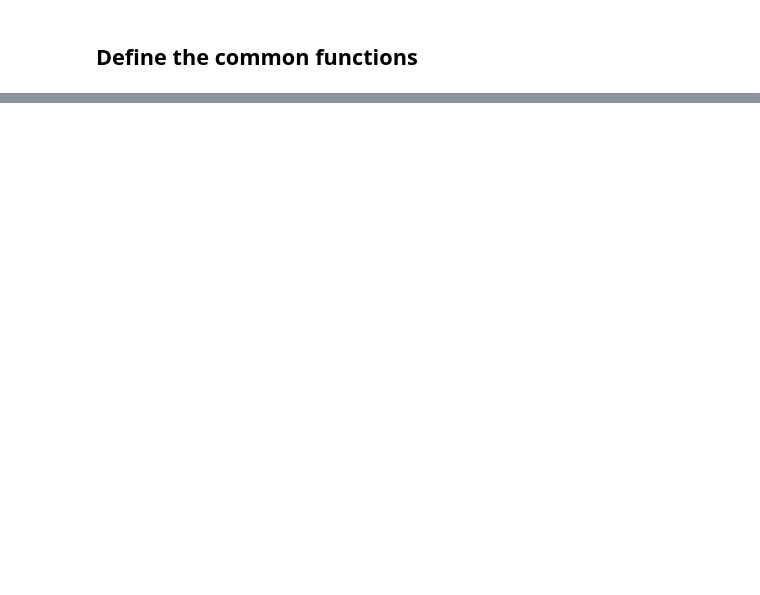
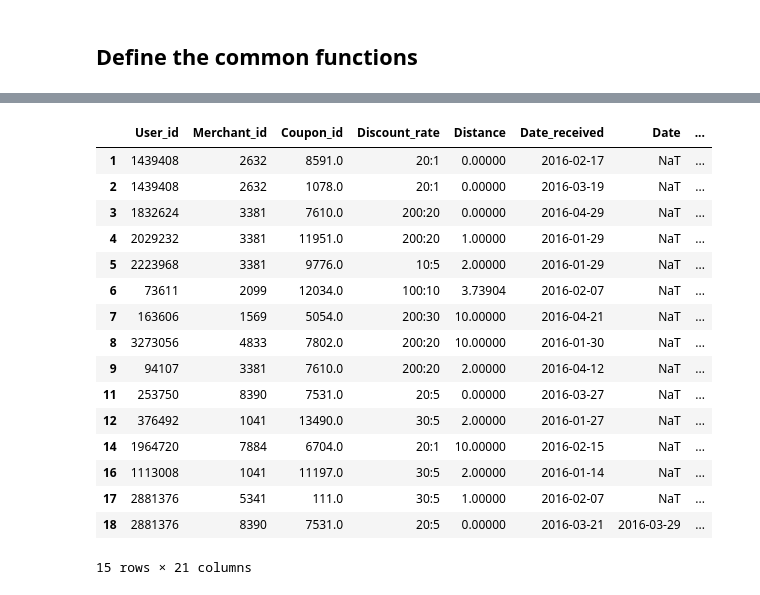
Before and after one commit to flyhead30042/ML100, a Jupyter notebook: homework/Day_051_HW.ipynb, the cells around one changed output, grey strips where cells are left out. Cells and saved outputs as stored; diff of their text form; code cells hidden in the pictures; blank space fills up the shorter version.

```diff
--- a/homework/Day_051_HW.ipynb
+++ b/homework/Day_051_HW.ipynb
@@ -334,0 +170,49 @@ submit.to_csv(os.path.join(data_dir, "submit.csv"), header=True, index=False)
+# %%
+# train = train_offline.copy().iloc[:1000]
+train = train_offline.copy()
+
+# Remove no coupon
+train = train[~train['Coupon_id'].isnull()]
+
+# Convert Date and Date_received as datetime dtype
+train['Date_received'] = train['Date_received'].map(to_datetime)
+train['Date'] = train['Date'].apply(to_datetime)
+
+#Add Date_received_weekday and Date_received_weekday_1~7
+train['Date_received_dayofweek'] = train['Date_received'].apply(lambda x: x.dayofweek+1)
+oh_df = pd.get_dummies(train['Date_received_dayofweek'],
+                       prefix='Date_received_dayofweek')
+train = pd.concat([train,oh_df], axis=1)
+train['Date_received_month'] = train['Date_received'].apply(lambda x: x.month)
+train['Date_received_day'] = train['Date_received'].apply(lambda x: x.day)
+
+#Add Date_received_isweekend
+train['Date_received_isweekend'] = train['Date_received'].map(to_isweekend)
+
+# Add Discount_x and Discount_y and Discount_ratio
+train['Discount_x'] = train['Discount_rate'].map(to_discount_x)
+train['Discount_y'] = train['Discount_rate'].map(to_discount_y)
+train['Discount_ratio'] = train['Discount_rate'].map(to_discount_ratio)
+
+# Fill NA w/ 999 for Distance
+train['Distance'] = train['Distance'].fillna(np.mean(train['Distance']))
+
+train.head(15)
+# %% [output]
+|  | User_id | Merchant_id | Coupon_id | Discount_rate | Distance | Date_received | Date | ... |
+| 1 | 1439408 | 2632 | 8591.0 | 20:1 | 0.00000 | 2016-02-17 | NaT | ... |
+| 2 | 1439408 | 2632 | 1078.0 | 20:1 | 0.00000 | 2016-03-19 | NaT | ... |
+| 3 | 1832624 | 3381 | 7610.0 | 200:20 | 0.00000 | 2016-04-29 | NaT | ... |
+| 4 | 2029232 | 3381 | 11951.0 | 200:20 | 1.00000 | 2016-01-29 | NaT | ... |
+| 5 | 2223968 | 3381 | 9776.0 | 10:5 | 2.00000 | 2016-01-29 | NaT | ... |
+| 6 | 73611 | 2099 | 12034.0 | 100:10 | 3.73904 | 2016-02-07 | NaT | ... |
+| 7 | 163606 | 1569 | 5054.0 | 200:30 | 10.00000 | 2016-04-21 | NaT | ... |
+| 8 | 3273056 | 4833 | 7802.0 | 200:20 | 10.00000 | 2016-01-30 | NaT | ... |
+| 9 | 94107 | 3381 | 7610.0 | 200:20 | 2.00000 | 2016-04-12 | NaT | ... |
+| 11 | 253750 | 8390 | 7531.0 | 20:5 | 0.00000 | 2016-03-27 | NaT | ... |
+| 12 | 376492 | 1041 | 13490.0 | 30:5 | 2.00000 | 2016-01-27 | NaT | ... |
+| 14 | 1964720 | 7884 | 6704.0 | 20:1 | 10.00000 | 2016-02-15 | NaT | ... |
+| 16 | 1113008 | 1041 | 11197.0 | 30:5 | 2.00000 | 2016-01-14 | NaT | ... |
+| 17 | 2881376 | 5341 | 111.0 | 30:5 | 1.00000 | 2016-02-07 | NaT | ... |
+| 18 | 2881376 | 8390 | 7531.0 | 20:5 | 0.00000 | 2016-03-21 | 2016-03-29 | ... |
+15 rows × 21 columns
```
Also changed, not shown: parts of 79 cells of this notebook.
